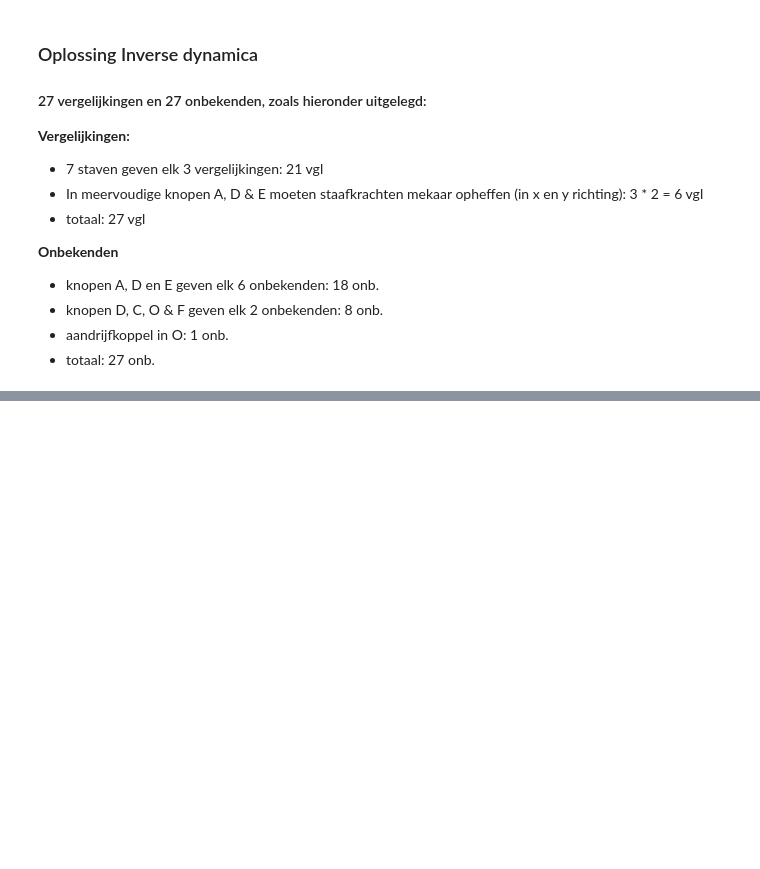
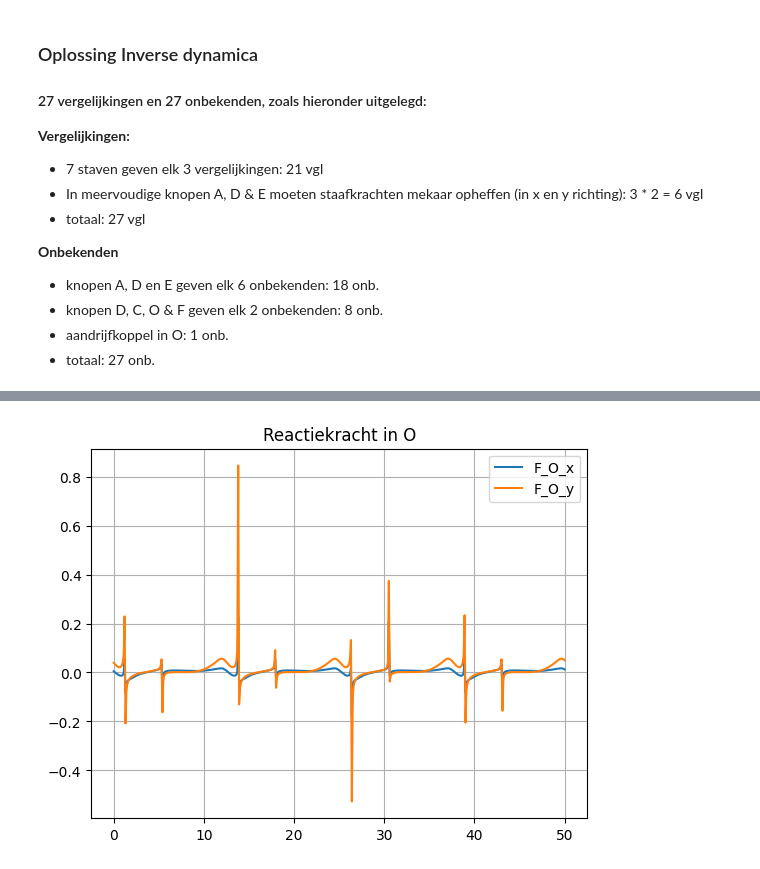
Before and after one commit to Vermizzi/Project_Bewegingen_TriVik, a Jupyter notebook: Hulp_Notebooks/Knie.mechanisme.ipynb, the cells around one changed output, grey strips where cells are left out. Drawn from its saved outputs; the diff is of its cells as text; code cells hidden in the pictures; blank space fills up the shorter version.

```diff
--- a/Hulp_Notebooks/Knie.mechanisme.ipynb
+++ b/Hulp_Notebooks/Knie.mechanisme.ipynb
@@ -895,0 +909,10 @@ for i in range(len(t)):
+# %%
+plt.figure()
+plt.plot(t, F_O_x, label="F_O_x")
+plt.plot(t, F_O_y, label="F_O_y")
+plt.legend()
+plt.title("Reactiekracht in O")
+plt.grid()
+plt.show()
+# %% [output]
+[figure, added]
```
Also changed, not shown: parts of 2 cells of this notebook.
